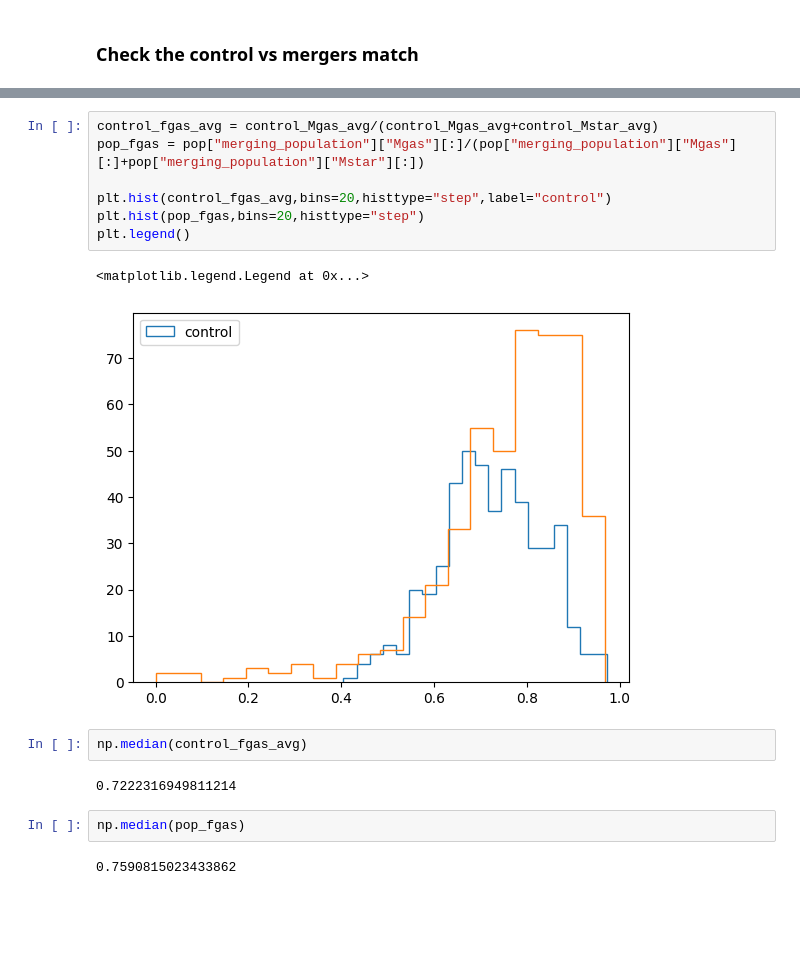
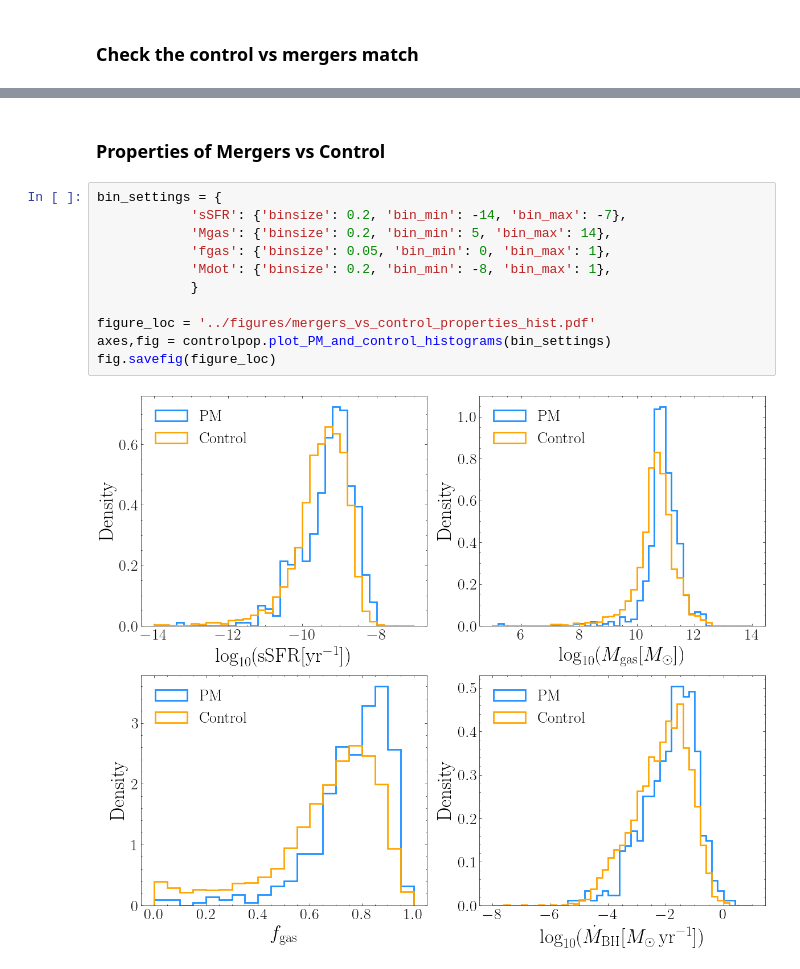
Before and after one commit to pranav-satheesh/host_galaxies, a Jupyter notebook: notebooks/control_samples_analysis.ipynb, the cells around one changed output, grey strips where cells are left out. Drawn from its saved outputs; the diff is of its cells as text; blank space fills up the shorter version.

Commit message:
Added histogram plots and redshift evolution plots

```diff
--- a/notebooks/control_samples_analysis.ipynb
+++ b/notebooks/control_samples_analysis.ipynb
@@ -403,18 +68,15 @@ plt.legend()
-# %%
-control_fgas_avg = control_Mgas_avg/(control_Mgas_avg+control_Mstar_avg)
-pop_fgas = pop["merging_population"]["Mgas"][:]/(pop["merging_population"]["Mgas"][:]+pop["merging_population"]["Mstar"][:])
-
-plt.hist(control_fgas_avg,bins=20,histtype="step",label="control")
-plt.hist(pop_fgas,bins=20,histtype="step")
-plt.legend()
-# %% [output]
-<matplotlib.legend.Legend at 0x...>
-[figure, removed]
-# %%
-np.median(control_fgas_avg)
-# %% [output]
-0.7222316949811214
-# %%
-np.median(pop_fgas)
-# %% [output]
-0.7590815023433862
+# %% [markdown]
+### Properties of Mergers vs Control
+# %%
+bin_settings = {
+            'sSFR': {'binsize': 0.2, 'bin_min': -14, 'bin_max': -7},
+            'Mgas': {'binsize': 0.2, 'bin_min': 5, 'bin_max': 14},
+            'fgas': {'binsize': 0.05, 'bin_min': 0, 'bin_max': 1},
+            'Mdot': {'binsize': 0.2, 'bin_min': -8, 'bin_max': 1},
+            }
+
+figure_loc = '../figures/mergers_vs_control_properties_hist.pdf'
+axes,fig = controlpop.plot_PM_and_control_histograms(bin_settings)
+fig.savefig(figure_loc)
+# %% [output]
+[figure, added]
```
Also changed, not shown: parts of 42 cells of this notebook, 5 other files.
